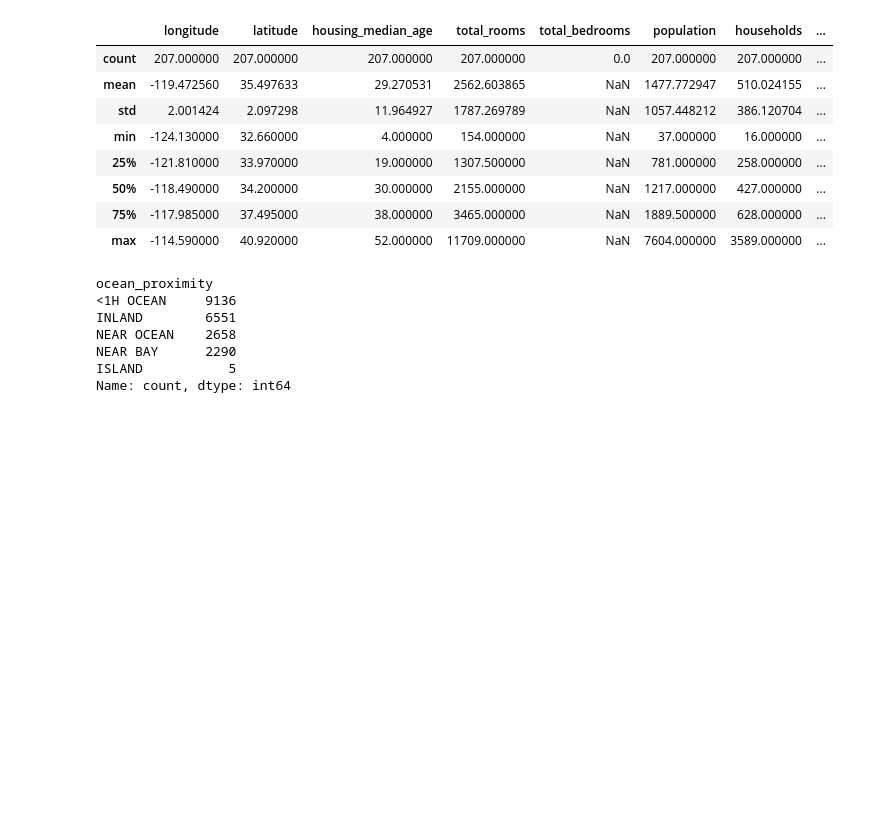
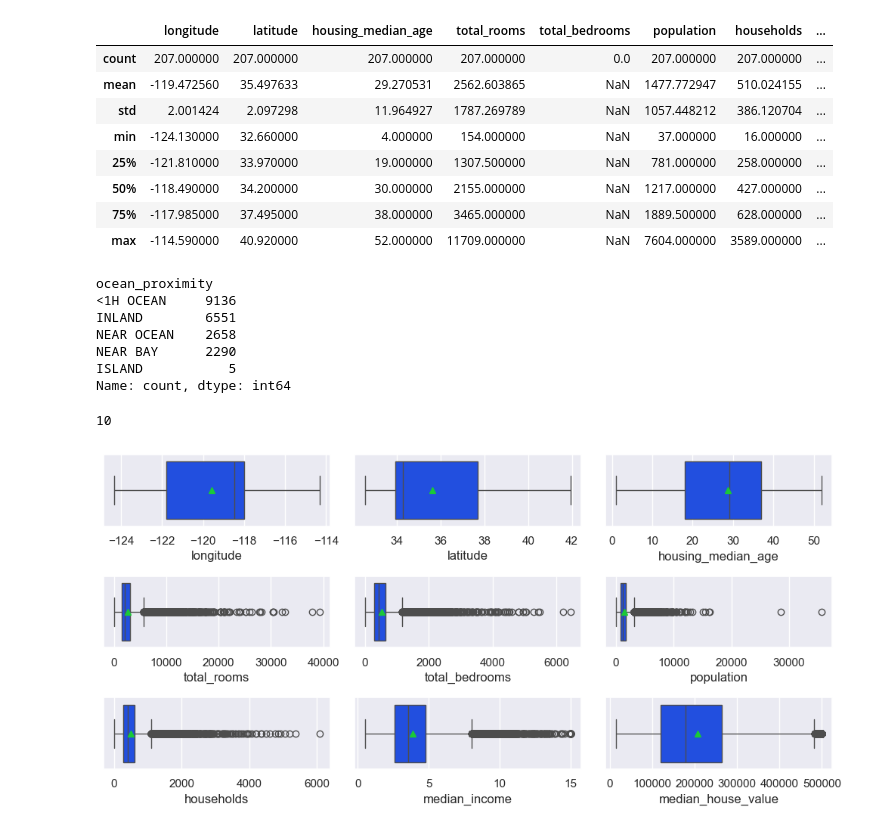
Before and after one commit to VieiraJulio/Projeto-Regressao---Em-dev, a Jupyter notebook: notebooks/01-jv-eda_parte_00.ipynb, the cells around one changed output. Saved outputs shown, nothing was run; the diff lists cells and outputs as text; code cells hidden in the pictures; blank space fills up the shorter version.

Commit message:
01.05 EDA projeto de Regressão (JV boxplot)

```diff
--- a/notebooks/01-jv-eda_parte_00.ipynb
+++ b/notebooks/01-jv-eda_parte_00.ipynb
@@ -142,3 +142,19 @@ NEAR OCEAN    2658
 NEAR BAY      2290
 ISLAND           5
 Name: count, dtype: int64
+# %%
+len(df.columns)
+# %% [output]
+10
+# %%
+fig, axs = plt.subplots(3,3, figsize = (10,5))
+
+
+for coluna, ax in zip(df.columns, axs.flatten()):
+    sns.boxplot(data = df, x = coluna, ax = ax, showmeans = True)
+
+
+plt.tight_layout()
+plt.show()
+# %% [output]
+[figure, added]
```
